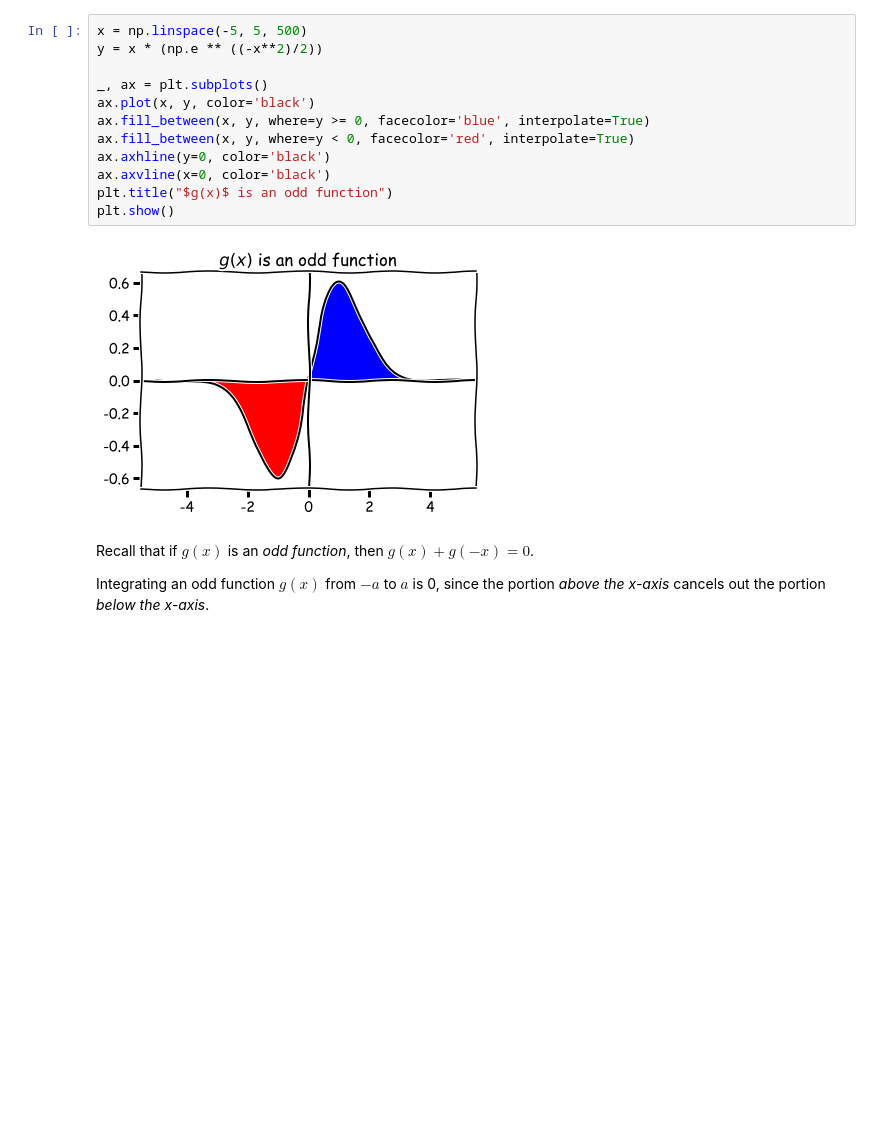
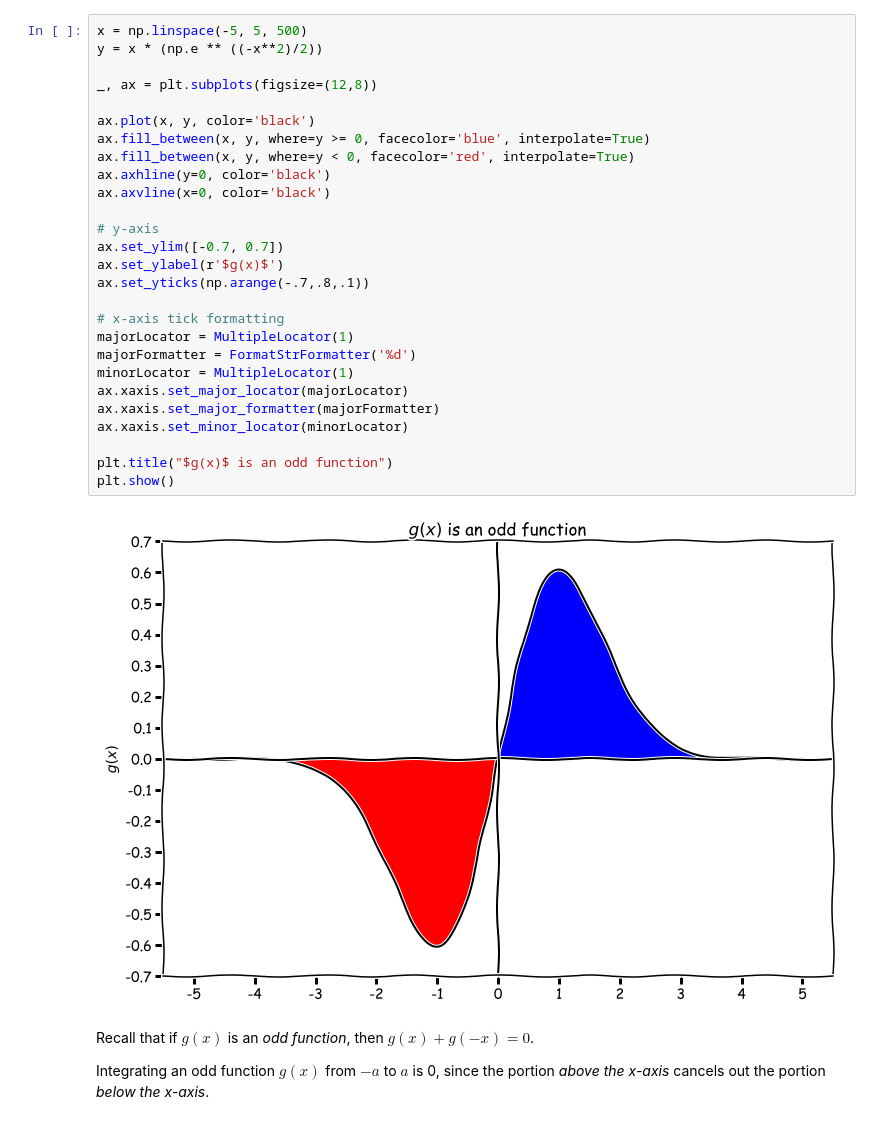
Before and after one commit to buruzaemon/stats-110, a Jupyter notebook: Lecture_13.ipynb, the cells around one changed output. Drawn from its saved outputs; the diff is of its cells as text; blank space fills up the shorter version.

```diff
--- a/Lecture_13.ipynb
+++ b/Lecture_13.ipynb
@@ -218,17 +257,32 @@ For the standard normal distribution, $\mathbb{E}(Z) = 0$. Let's prove that...
 # %%
 x = np.linspace(-5, 5, 500)
 y = x * (np.e ** ((-x**2)/2))
 
-_, ax = plt.subplots()
+_, ax = plt.subplots(figsize=(12,8))
+
 ax.plot(x, y, color='black')
 ax.fill_between(x, y, where=y >= 0, facecolor='blue', interpolate=True)
 ax.fill_between(x, y, where=y < 0, facecolor='red', interpolate=True)
 ax.axhline(y=0, color='black')
 ax.axvline(x=0, color='black')
+
+# y-axis
+ax.set_ylim([-0.7, 0.7])
+ax.set_ylabel(r'$g(x)$')
+ax.set_yticks(np.arange(-.7,.8,.1))
+
+# x-axis tick formatting
+majorLocator = MultipleLocator(1)
+majorFormatter = FormatStrFormatter('%d')
+minorLocator = MultipleLocator(1)
+ax.xaxis.set_major_locator(majorLocator)
+ax.xaxis.set_major_formatter(majorFormatter)
+ax.xaxis.set_minor_locator(minorLocator)
+
 plt.title("$g(x)$ is an odd function")
 plt.show()
 # %% [output]
-[figure, old version]
+[figure, new version]
 # %% [markdown]
 Recall that if $g(x)$ is an _odd function_, then $g(x) + g(-x) = 0$.
 
```
Also changed, not shown: parts of 10 cells of this notebook, 27 other files.
